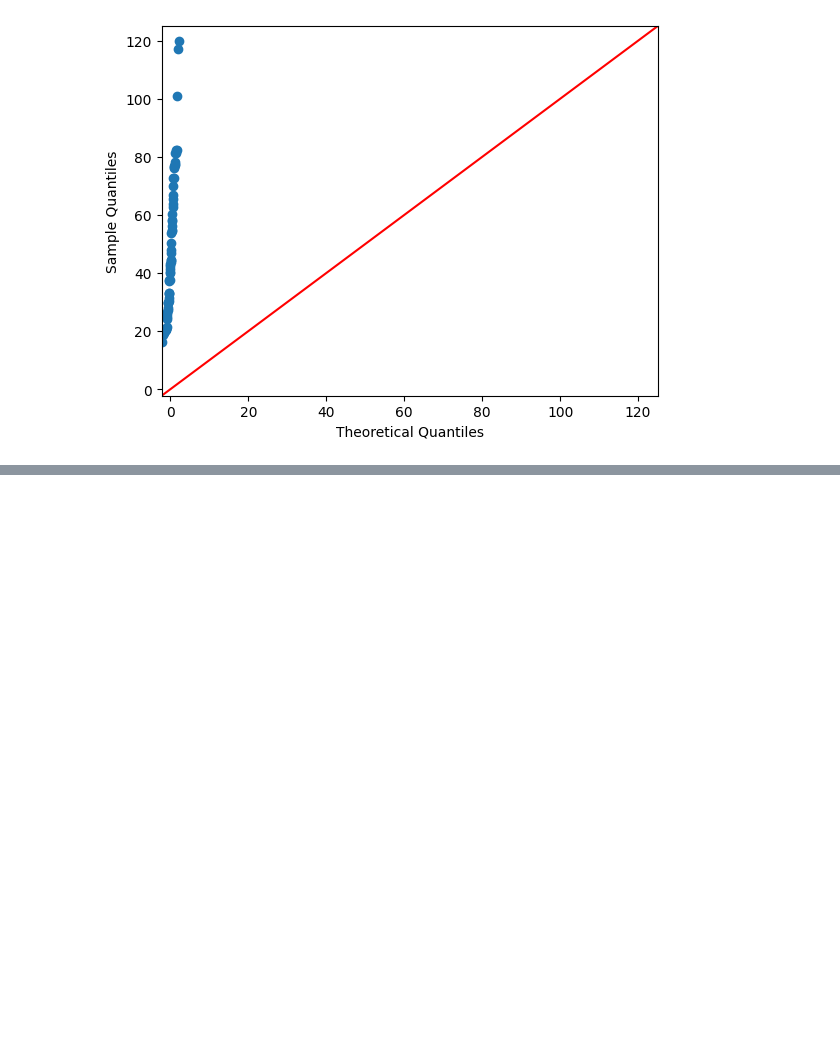
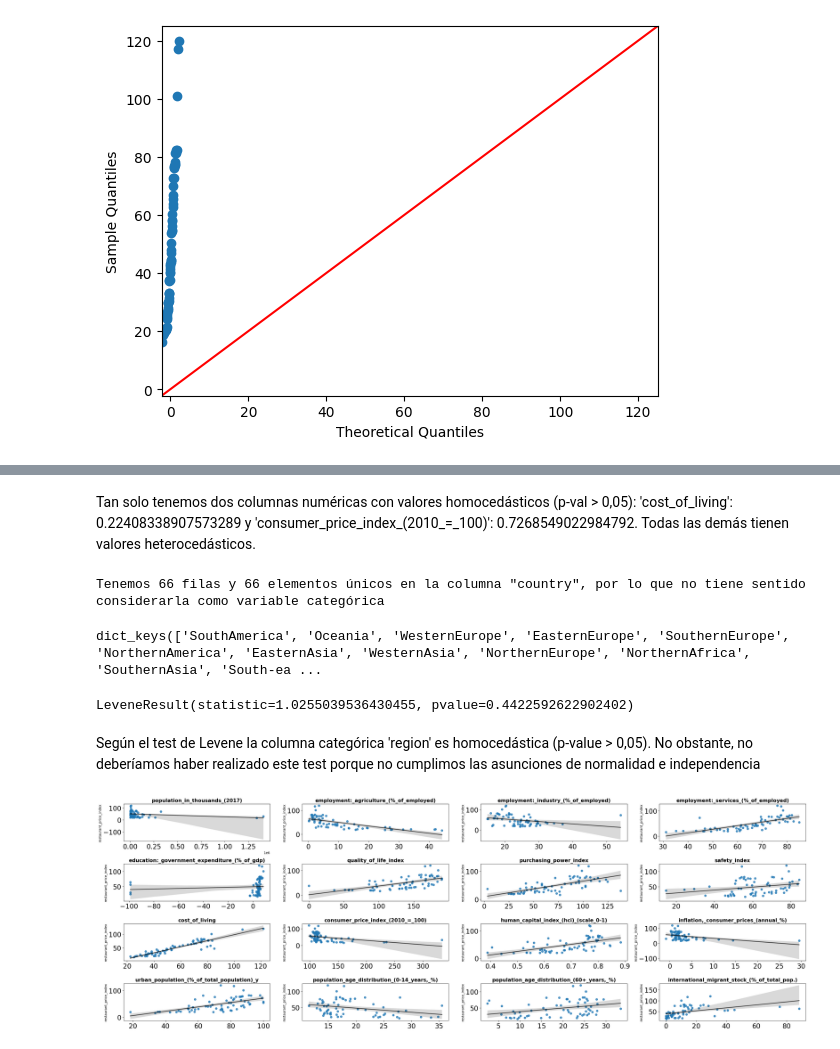
Before and after one commit to Adalab/promo-d-da-modulo3-sprint1-laura-maitane, a Jupyter notebook: regresion-lineal/reg-lin-4-asunciones.ipynb, the cells around one changed output, grey strips where cells are left out. Saved outputs shown, nothing was run; the diff lists cells and outputs as text; code cells hidden in the pictures; blank space fills up the shorter version.

```diff
--- a/regresion-lineal/reg-lin-4-asunciones.ipynb
+++ b/regresion-lineal/reg-lin-4-asunciones.ipynb
@@ -87,0 +98,5 @@ sm.qqplot(df['restaurant_price_index'], line ='45');
+# %%
+# creamos las combinaciones de predictoras
+predictoras = df.select_dtypes(include=np.number).drop(columns='restaurant_price_index')
+combinaciones = list(combinations(predictoras, 2))
+print(combinaciones)
@@ -87,0 +105,12 @@ sm.qqplot(df['restaurant_price_index'], line ='45');
+# %%
+# ahora evaluaremos la independencia entre las combinaciones de nuestras columnas:
+cramers_v = {}
+for i in combinaciones:
+    crosstab, test_results, expected = rp.crosstab(df[i[0]], df[i[1]],
+                                                    test= 'chi-square',
+                                                    expected_freqs= True,
+                                                    prop= 'cell')
+
+    print(f'INDEPENDENCIA ENTRE {i[0], i[1]} \n', test_results)
+    print('-------------------------------------------------------')
+    cramers_v[f'{i[0]}_{i[1]}'] = test_results.iloc[2,1]
@@ -92,0 +165,8 @@ sm.qqplot(df['restaurant_price_index'], line ='45');
+# %%
+# analiticamente analizamos las columnas numéricas
+result_levene_num = {}
+
+for col in predictoras:
+      statistic, p_val = levene(df[col], df.restaurant_price_index, center='median')
+      result_levene_num[col] = p_val
+result_levene_num
@@ -92,0 +190,40 @@ sm.qqplot(df['restaurant_price_index'], line ='45');
+# %% [markdown]
+Tan solo tenemos dos columnas numéricas con valores homocedásticos (p-val > 0,05): 'cost_of_living': 0.22408338907573289 y 'consumer_price_index_(2010_=_100)': 0.7268549022984792.
+Todas las demás tienen valores heterocedásticos.
+# %%
+print(f'Tenemos {df.shape[0]} filas y {len(df.country.unique())} elementos únicos en la columna "country", por lo que no tiene sentido considerarla como variable categórica')
+# %% [output]
+Tenemos 66 filas y 66 elementos únicos en la columna "country", por lo que no tiene sentido considerarla como variable categórica
+# %%
+# analiticamente analizamos la única columna categórica que tenemos una vez descartada la de 'country', osea la columna 'region'
+dicc = {}
+for cat in df.region.unique():
+    df_cat = df[df['region'] == cat]['restaurant_price_index']
+    dicc[cat] = df_cat
+dicc.keys()
+# %% [output]
+dict_keys(['SouthAmerica', 'Oceania', 'WesternEurope', 'EasternEurope', 'SouthernEurope', 'NorthernAmerica', 'EasternAsia', 'WesternAsia', 'NorthernEurope', 'NorthernAfrica', 'SouthernAsia', 'South-ea ...
+# %%
+levene_test_cat = stats.levene(dicc['SouthAmerica'], dicc['Oceania'], dicc['WesternEurope'], dicc['EasternEurope'], dicc['SouthernEurope'], dicc['NorthernAmerica'],
+                            dicc['EasternAsia'], dicc['WesternAsia'], dicc['NorthernEurope'], dicc['NorthernAfrica'], dicc['SouthernAsia'], dicc['South-easternAsia'],
+                            dicc['CentralAmerica'], dicc['SouthernAfrica'], center='median')
+levene_test_cat
+# %% [output]
+LeveneResult(statistic=1.0255039536430455, pvalue=0.4422592622902402)
+# %% [markdown]
+Según el test de Levene la columna categórica 'region' es homocedástica (p-value > 0,05). No obstante, no deberíamos haber realizado este test porque no cumplimos las asunciones de normalidad e independencia
+# %%
+# sacamos los regplot para las numéricas
+fig, axes = plt.subplots(4, 4, figsize = (30, 10))
+axes = axes.flat
+predictoras = predictoras.columns
+
+for i, col in enumerate(predictoras):
+        sns.regplot(data = df, x = col, y = 'restaurant_price_index', line_kws = {"color": "black", "alpha": 0.7 }, ax = axes[i])
+        axes[i].set_title(col, fontsize = 15, fontweight = "bold")
+        axes[i].tick_params(labelsize = 20)
+        axes[i].set_xlabel("")
+
+fig.tight_layout();
+# %% [output]
+[figure, added]
```
Also changed, not shown: parts of 21 cells of this notebook, 6 other files.
